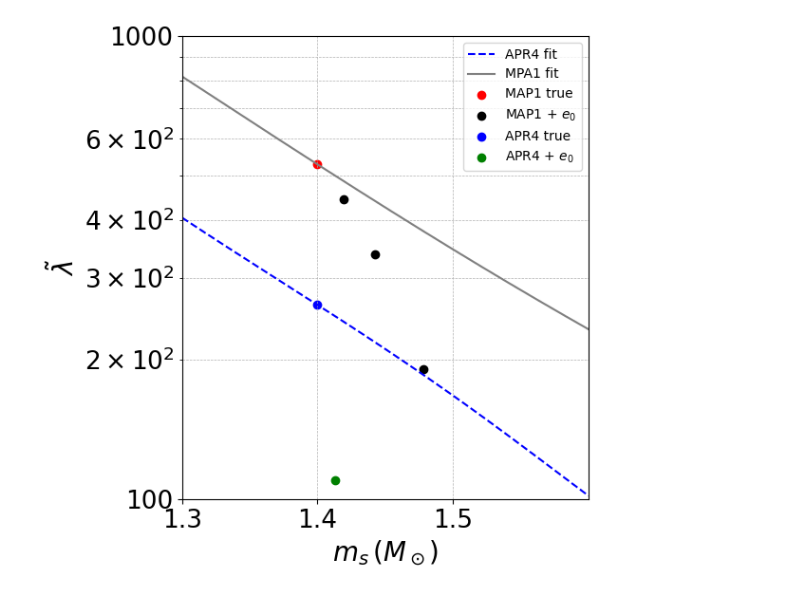
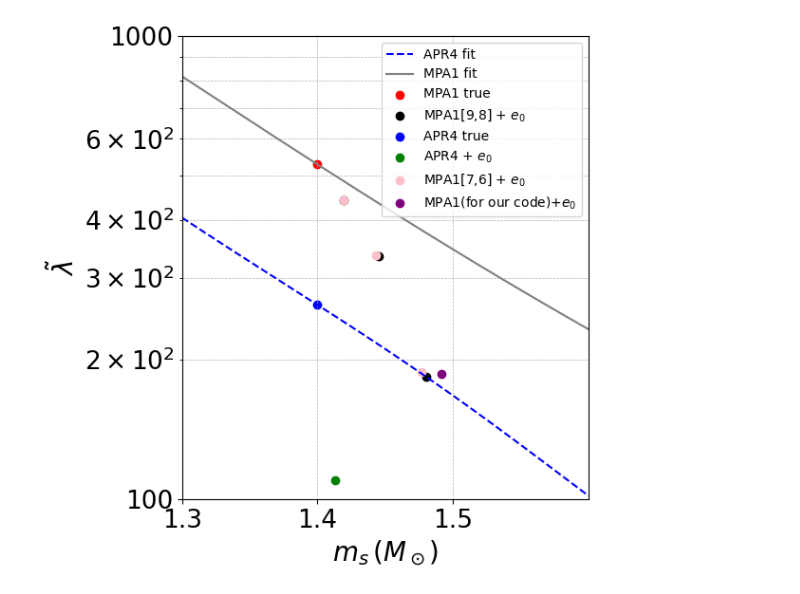
Before and after one commit to Brightshinesunny/Project, a Jupyter notebook: Untitled71.ipynb, the cells around one changed output. Cells and saved outputs as stored; diff of their text form; code cells hidden in the pictures.

```diff
--- a/Untitled71.ipynb
+++ b/Untitled71.ipynb
@@ -19,40 +19,46 @@ def fit_mpa1(ms):
 
 # Data points
 map1_true = (1.4, 528.28)
-map1_ecc = [(1.419, 443.8), (1.4425, 338.6), (1.478, 191.304)]
+map1_ecc = [(1.419, 442.025), (1.44499, 334.556), (1.47998, 184.100)]
 apr4_true = (1.4, fit_apr4(1.4))
 apr4_ecc = [(1.4127, 110.155)]
+map1_ecc2 = [(1.41923, 443.112), (1.44326, 337.002), (1.47691, 188.448)]
+map1_ecc3 = (1.4914,186.389)
 
 # Prepare plot
 fig, ax = plt.subplots(figsize=(6, 6))
 
 # Plot fitted curves
 ms_vals = np.linspace(1.3, 1.6, 300)
 ax.plot(ms_vals, fit_apr4(ms_vals), label="APR4 fit", color="blue", linestyle="--")
 ax.plot(ms_vals, fit_mpa1(ms_vals), label="MPA1 fit", color="gray", linestyle="-")
 
 # Scatter points
-ax.scatter(*map1_true, color='red', label="MAP1 true")
-ax.scatter(*zip(*map1_ecc), color='black', label="MAP1 + $e_0$")
+ax.scatter(*map1_true, color='red', label="MPA1 true")
+ax.scatter(*zip(*map1_ecc), color='black', label="MPA1[9,8] + $e_0$")
 ax.scatter(*apr4_true, color='blue', label="APR4 true")
 ax.scatter(*zip(*apr4_ecc), color='green', label="APR4 + $e_0$")
+ax.scatter(*zip(*map1_ecc2), color='pink', label="MPA1[7,6] + $e_0$")
+ax.scatter(*map1_ecc3, color='purple', label="MPA1(for our code)+$e_0$")
+
+
 
 # Labels and axes
 ax.set_xlim(1.3, 1.6)
 ax.set_ylim(100, 1000)
 ax.set_yscale("log")
 ax.set_xticks([1.3, 1.4, 1.5])
 ax.set_xlabel(r"$m_s\, (M_\odot)$", fontsize=20)
 ax.set_ylabel(r"$\tilde{\lambda}$", fontsize=20)
 ax.yaxis.set_major_formatter(LogFormatter(base=10))
 ax.grid(True, which="both", linestyle="--", linewidth=0.5)
 ax.set_yscale("log")
 ax.tick_params(axis='both', which='both', labelsize=19)  # 눈금 숫자 크게
 ax.yaxis.set_major_formatter(LogFormatter(base=10))  # 로그 포맷 그대로
 
 ax.tick_params(axis='both', which='major', labelsize=19)
 ax.legend(fontsize=10)
 plt.tight_layout()
 plt.show()
 # %% [output]
-[figure, old version]
+[figure, new version]
```
